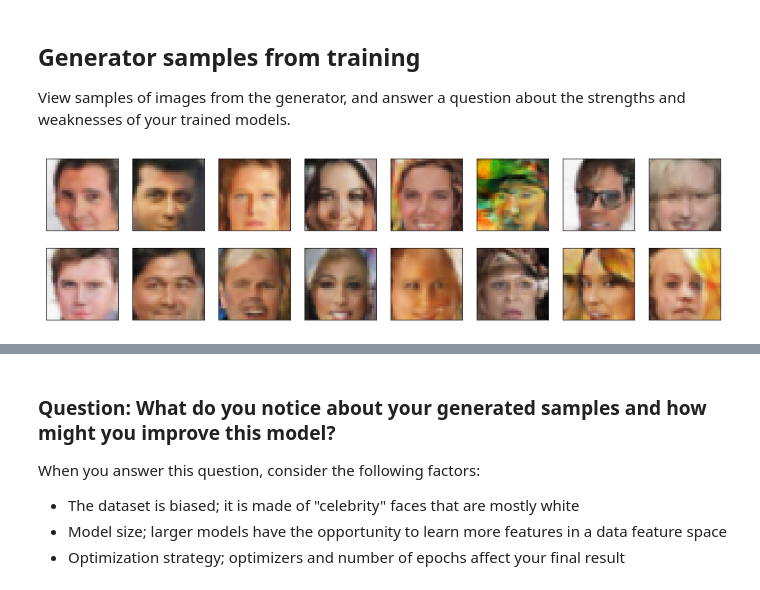
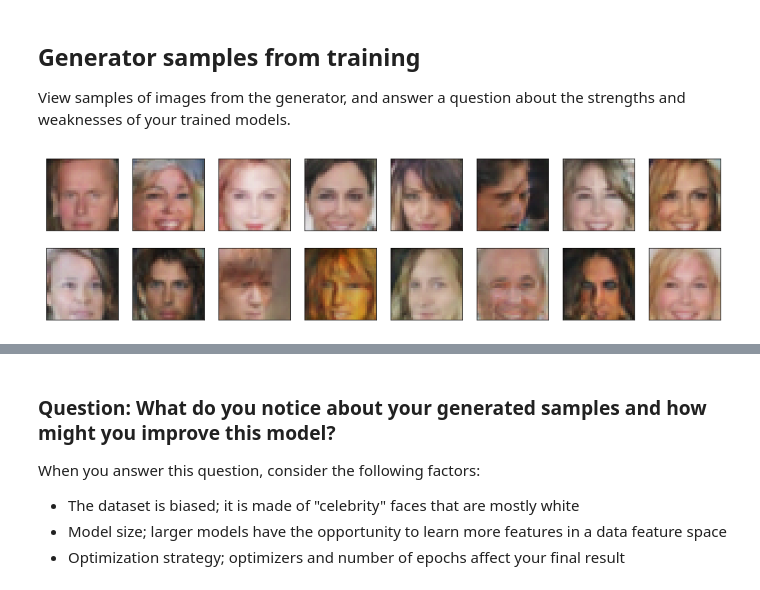
Before and after one commit to yikster/project-face-generation, a Jupyter notebook: dlnd_face_generation.ipynb, the cells around one changed output, grey strips where cells are left out. Drawn from its saved outputs; the diff is of its cells as text; code cells hidden in the pictures.

```diff
--- a/dlnd_face_generation.ipynb
+++ b/dlnd_face_generation.ipynb
@@ -108,7 +108,7 @@ Call the above function and create a dataloader to view images.
 * Your `image_size` **must be** `32`. Resizing the data to a smaller size will make for faster training, while still creating convincing images of faces!
 # %%
 # Define function hyperparameters
-batch_size = 256
+batch_size = 64
 img_size = 32
 
 """
@@ -702,6 +702,6 @@ def view_samples(epoch, samples):
 with open('train_samples.pkl', 'rb') as f:
     samples = pkl.load(f)
 # %%
-_ = view_samples(-1, samples)
+_ = view_samples(20, samples)
 # %% [output]
-[figure, old version]
+[figure, new version]
```
Also changed, not shown: parts of 11 cells of this notebook.
